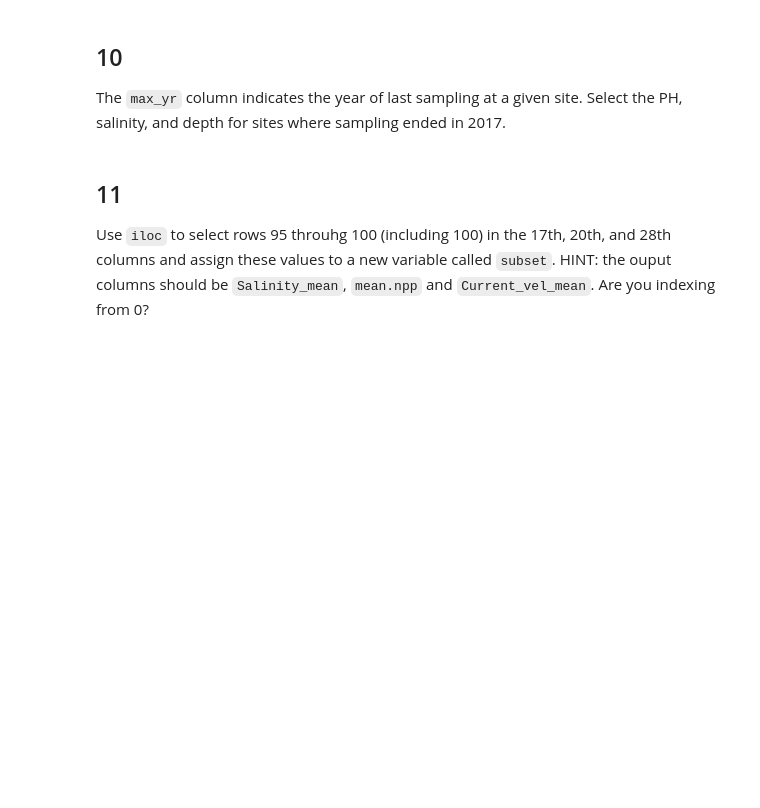
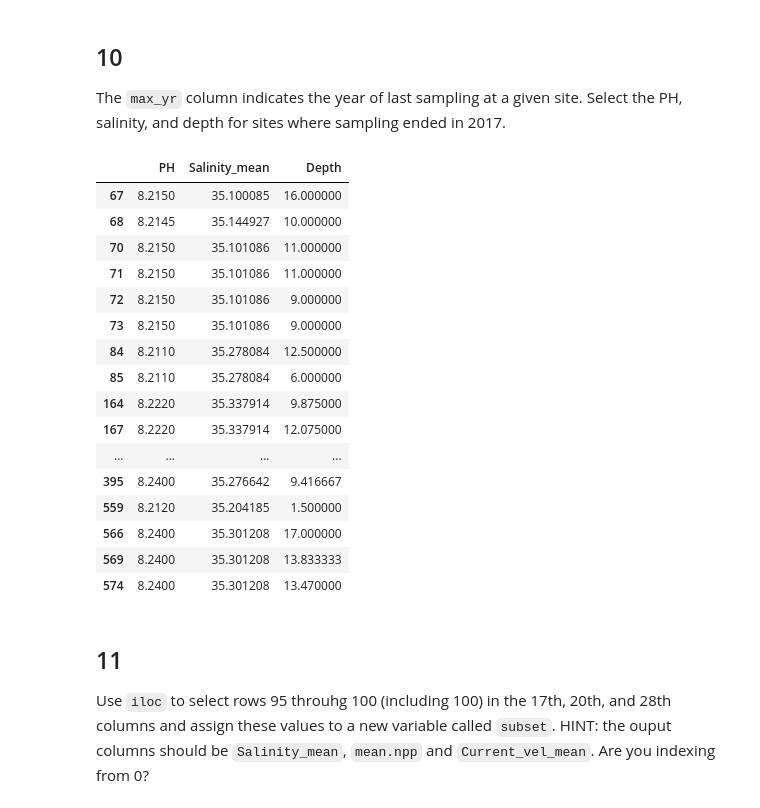
Before and after one commit to amandaherbst/eds220-hwk-1, a Jupyter notebook: hwk1-task3.ipynb, the cells around one changed output. Saved outputs shown, nothing was run; the diff lists cells and outputs as text; code cells hidden in the pictures; blank space fills up the shorter version.

```diff
--- a/hwk1-task3.ipynb
+++ b/hwk1-task3.ipynb
@@ -218,3 +230,24 @@ The `max_yr` column indicates the year of last sampling at a given site. Select
+# %%
+# use loc to select all rows in PH, salinity, and depth where the max_yr equals 2017
+coral_div.loc[coral_div['max_yr'] == 2017, ['PH', 'Salinity_mean', 'Depth']]
+# %% [output]
+|  | PH | Salinity_mean | Depth |
+| 67 | 8.2150 | 35.100085 | 16.000000 |
+| 68 | 8.2145 | 35.144927 | 10.000000 |
+| 70 | 8.2150 | 35.101086 | 11.000000 |
+| 71 | 8.2150 | 35.101086 | 11.000000 |
+| 72 | 8.2150 | 35.101086 | 9.000000 |
+| 73 | 8.2150 | 35.101086 | 9.000000 |
+| 84 | 8.2110 | 35.278084 | 12.500000 |
+| 85 | 8.2110 | 35.278084 | 6.000000 |
+| 164 | 8.2220 | 35.337914 | 9.875000 |
+| 167 | 8.2220 | 35.337914 | 12.075000 |
+| ... | ... | ... | ... |
+| 395 | 8.2400 | 35.276642 | 9.416667 |
+| 559 | 8.2120 | 35.204185 | 1.500000 |
+| 566 | 8.2400 | 35.301208 | 17.000000 |
+| 569 | 8.2400 | 35.301208 | 13.833333 |
+| 574 | 8.2400 | 35.301208 | 13.470000 |
 # %% [markdown]
 ## 11
 Use `iloc` to select rows 95 throuhg 100 (including 100) in the 17th, 20th, and 28th columns and assign these values to a new variable called `subset`. HINT: the ouput columns should be `Salinity_mean`, `mean.npp` and `Current_vel_mean`. Are you indexing from 0?
```
Also changed, not shown: parts of 8 cells of this notebook.
